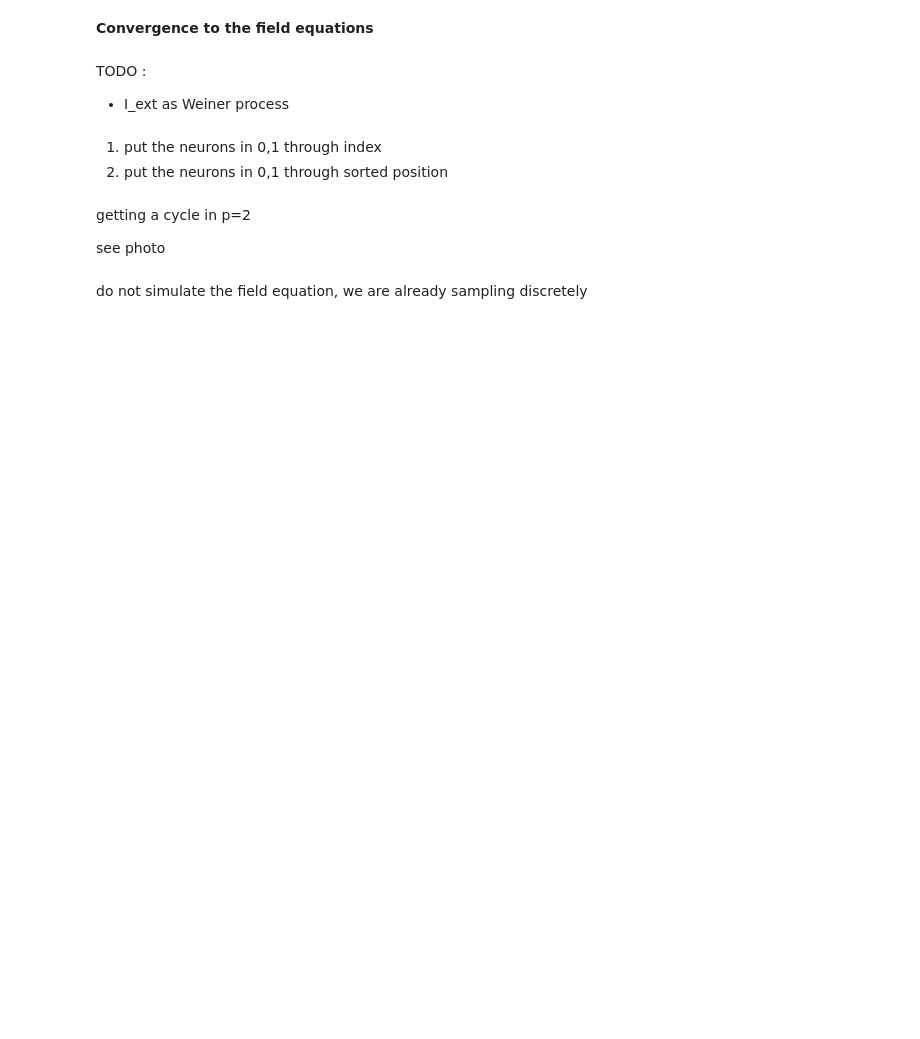
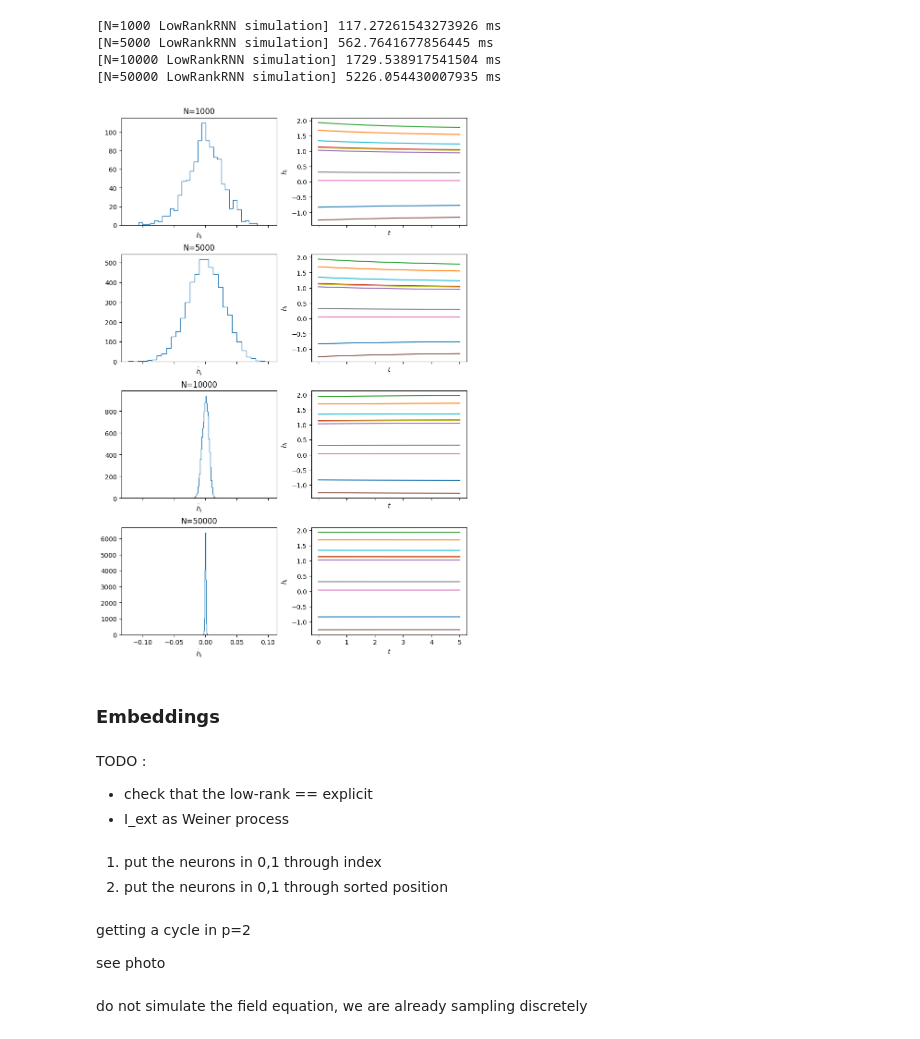
Before and after one commit to ninivert/lcnthesis, a Jupyter notebook: notebooks/notebook.ipynb, the cells around one changed output. Drawn from its saved outputs; the diff is of its cells as text; code cells hidden in the pictures; blank space fills up the shorter version.

```diff
--- a/notebooks/notebook.ipynb
+++ b/notebooks/notebook.ipynb
@@ -59,7 +156,35 @@ experiment1([32, 64, 128, 256, 512, 1024, 2048])
-# %% [markdown]
-**Convergence to the field equations**
+# %%
+Ns = [1000, 5000, 10_000, 50_000]
+fig, ax = plt.subplots(ncols=2, nrows=len(Ns), figsize=(8, 3*len(Ns)), sharex='col', constrained_layout=True)
+
+for i, N in enumerate(Ns):
+	I_ext = lambda t: 0
+	phi = sigmoid
+	F, G = make_F_G_valentin(p=1, N=N, phi=phi, random_state=42)
+	rnn = LowRankRNN(F, G, phi, I_ext, exclude_self_connections=True)
+	with Timer(name=f'{N=} LowRankRNN simulation'):
+		res = rnn.simulate_h(h0=F[:, 0], t_span=(0, 5))
+
+	ax[i, 0].hist(rnn.dh(0, F[:, 0]), bins=30, histtype='step')
+	ax[i, 0].set_title(f'{N=}')
+	ax[i, 0].set_xlabel('$\\dot h_i$')
+	for n in range(10):
+		ax[i, 1].plot(res.t, res.y[n, :])
+	ax[i, 1].set_xlabel('$t$')
+	ax[i, 1].set_ylabel('$h_i$')
+
+plt.show()
+# %% [output]
+[N=1000 LowRankRNN simulation] 117.27261543273926 ms
+[N=5000 LowRankRNN simulation] 562.7641677856445 ms
+[N=10000 LowRankRNN simulation] 1729.538917541504 ms
+[N=50000 LowRankRNN simulation] 5226.054430007935 ms
+[figure, added]
+# %% [markdown]
+### Embeddings
 # %% [markdown]
 TODO :
+- check that the low-rank == explicit
 - I_ext as Weiner process
 # %% [markdown]
 1. put the neurons in 0,1 through index
```
Also changed, not shown: parts of 12 cells of this notebook, 3 other files.
